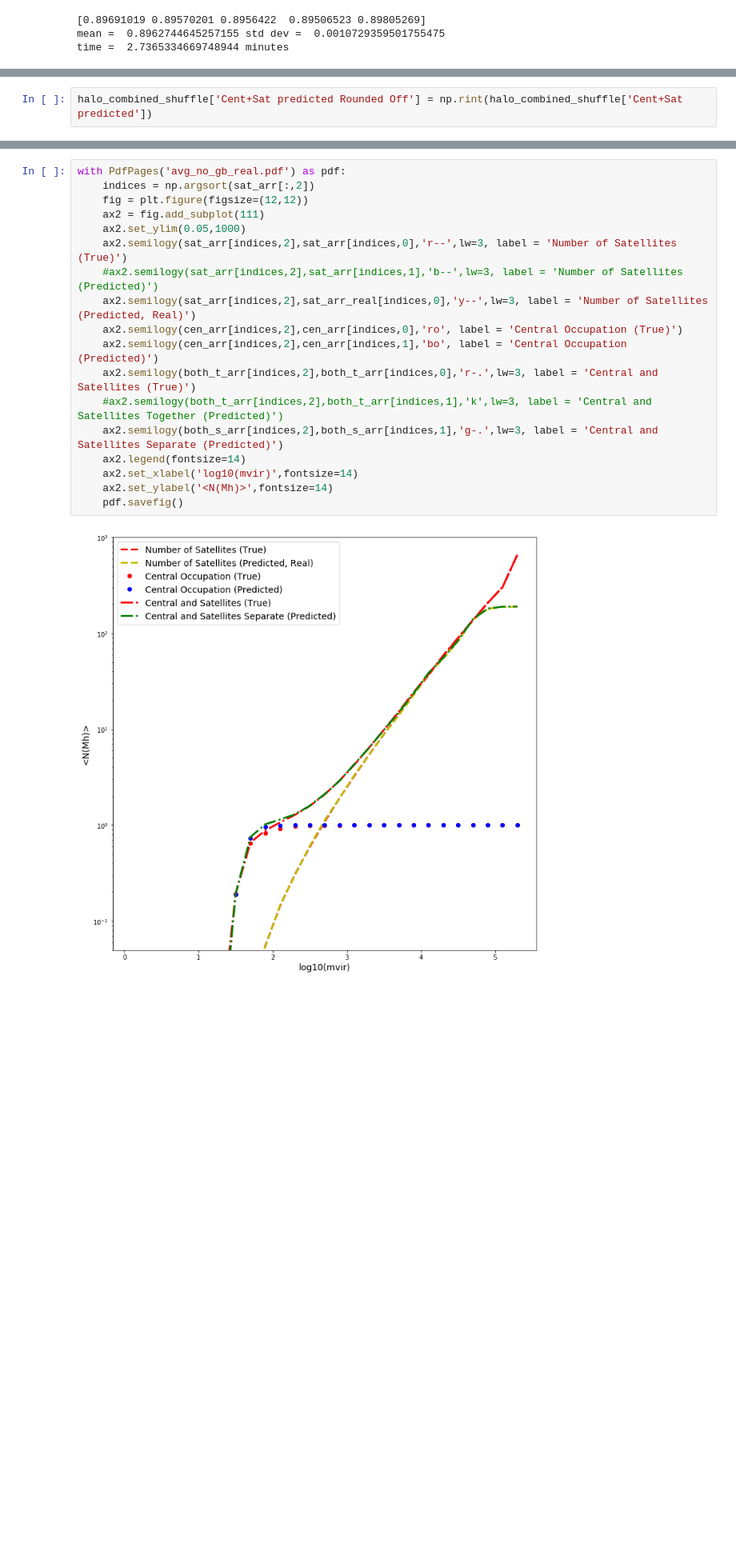
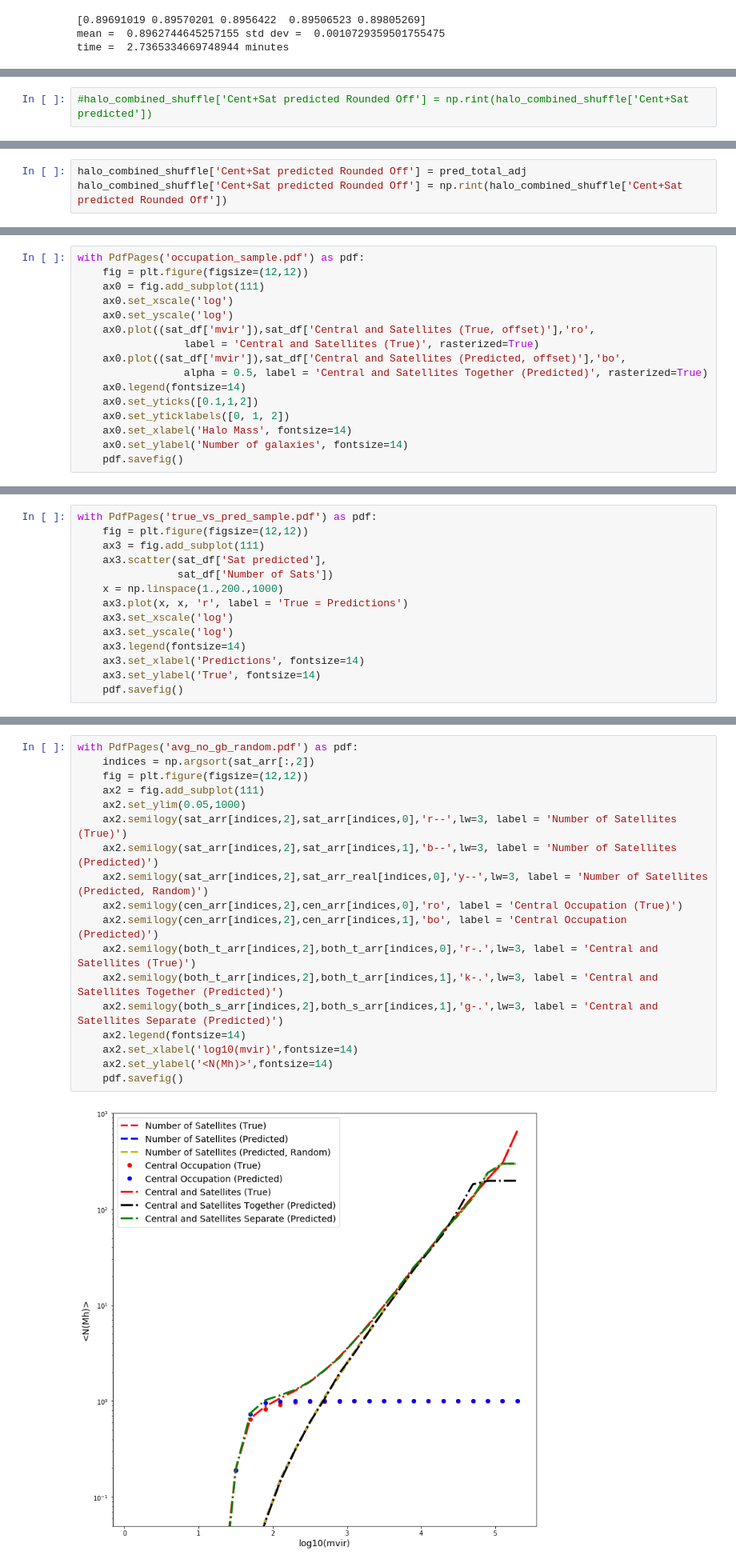
Before and after one commit to burning-river/Assembly_Bias, a Jupyter notebook: notebooks/prediction.ipynb, the cells around one changed output, grey strips where cells are left out. Shown at 80% size. Drawn from its saved outputs; the diff is of its cells as text; blank space fills up the shorter version.

```diff
--- a/notebooks/prediction.ipynb
+++ b/notebooks/prediction.ipynb
@@ -764,4 +806,4 @@ Test r^2 score RF =  0.879
 time =   3 minutes
 **********
 # %%
-halo_combined_shuffle['Cent+Sat predicted Rounded Off'] = np.rint(halo_combined_shuffle['Cent+Sat predicted'])
+#halo_combined_shuffle['Cent+Sat predicted Rounded Off'] = np.rint(halo_combined_shuffle['Cent+Sat predicted'])
@@ -768,3 +818,6 @@ halo_combined_shuffle['Cent+Sat predicted Rounded Off'] = np.rint(halo_combined_
+# %%
+halo_combined_shuffle['Cent+Sat predicted Rounded Off'] = pred_total_adj
+halo_combined_shuffle['Cent+Sat predicted Rounded Off'] = np.rint(halo_combined_shuffle['Cent+Sat predicted Rounded Off'])
 # %%
 # Rearranging central+satellite combined results
 
@@ -791,0 +862,16 @@ halo_combined_final = df.copy()
+# %%
+with PdfPages('occupation_sample.pdf') as pdf:
+    fig = plt.figure(figsize=(12,12))
+    ax0 = fig.add_subplot(111)
+    ax0.set_xscale('log')
+    ax0.set_yscale('log')
+    ax0.plot((sat_df['mvir']),sat_df['Central and Satellites (True, offset)'],'ro',
+                 label = 'Central and Satellites (True)', rasterized=True)
+    ax0.plot((sat_df['mvir']),sat_df['Central and Satellites (Predicted, offset)'],'bo',
+                 alpha = 0.5, label = 'Central and Satellites Together (Predicted)', rasterized=True)
+    ax0.legend(fontsize=14)
+    ax0.set_yticks([0.1,1,2])
+    ax0.set_yticklabels([0, 1, 2])
+    ax0.set_xlabel('Halo Mass', fontsize=14)
+    ax0.set_ylabel('Number of galaxies', fontsize=14)
+    pdf.savefig()
@@ -805,3 +893,17 @@ with PdfPages('occupation.png') as png:
     png.savefig()
 # %% [output]
 [figure]
+# %%
+with PdfPages('true_vs_pred_sample.pdf') as pdf:
+    fig = plt.figure(figsize=(12,12))
+    ax3 = fig.add_subplot(111)
+    ax3.scatter(sat_df['Sat predicted'],
+                sat_df['Number of Sats'])
+    x = np.linspace(1.,200.,1000)
+    ax3.plot(x, x, 'r', label = 'True = Predictions')
+    ax3.set_xscale('log')
+    ax3.set_yscale('log')
+    ax3.legend(fontsize=14)
+    ax3.set_xlabel('Predictions', fontsize=14)
+    ax3.set_ylabel('True', fontsize=14)
+    pdf.savefig()
@@ -864,25 +968,25 @@ for i in df_sort['Mass bins'].value_counts().index.values:
 
     k += 1
 # %%
-with PdfPages('avg_no_gb_real.pdf') as pdf:
+with PdfPages('avg_no_gb_random.pdf') as pdf:
     indices = np.argsort(sat_arr[:,2])
     fig = plt.figure(figsize=(12,12))
     ax2 = fig.add_subplot(111)
     ax2.set_ylim(0.05,1000)
     ax2.semilogy(sat_arr[indices,2],sat_arr[indices,0],'r--',lw=3, label = 'Number of Satellites (True)')
-    #ax2.semilogy(sat_arr[indices,2],sat_arr[indices,1],'b--',lw=3, label = 'Number of Satellites (Predicted)')
-    ax2.semilogy(sat_arr[indices,2],sat_arr_real[indices,0],'y--',lw=3, label = 'Number of Satellites (Predicted, Real)')
+    ax2.semilogy(sat_arr[indices,2],sat_arr[indices,1],'b--',lw=3, label = 'Number of Satellites (Predicted)')
+    ax2.semilogy(sat_arr[indices,2],sat_arr_real[indices,0],'y--',lw=3, label = 'Number of Satellites (Predicted, Random)')
     ax2.semilogy(cen_arr[indices,2],cen_arr[indices,0],'ro', label = 'Central Occupation (True)')
     ax2.semilogy(cen_arr[indices,2],cen_arr[indices,1],'bo', label = 'Central Occupation (Predicted)')
     ax2.semilogy(both_t_arr[indices,2],both_t_arr[indices,0],'r-.',lw=3, label = 'Central and Satellites (True)')
-    #ax2.semilogy(both_t_arr[indices,2],both_t_arr[indices,1],'k',lw=3, label = 'Central and Satellites Together (Predicted)')
+    ax2.semilogy(both_t_arr[indices,2],both_t_arr[indices,1],'k-.',lw=3, label = 'Central and Satellites Together (Predicted)')
     ax2.semilogy(both_s_arr[indices,2],both_s_arr[indices,1],'g-.',lw=3, label = 'Central and Satellites Separate (Predicted)')
     ax2.legend(fontsize=14)
     ax2.set_xlabel('log10(mvir)',fontsize=14)
     ax2.set_ylabel('<N(Mh)>',fontsize=14)
     pdf.savefig()
 # %% [output]
-[figure, old version]
+[figure, new version]
 # %%
 halo_combined_final_sort.to_csv('full.txt', header=None, index=None, sep=',')
 # %%
```
Also changed, not shown: parts of 21 cells of this notebook.
